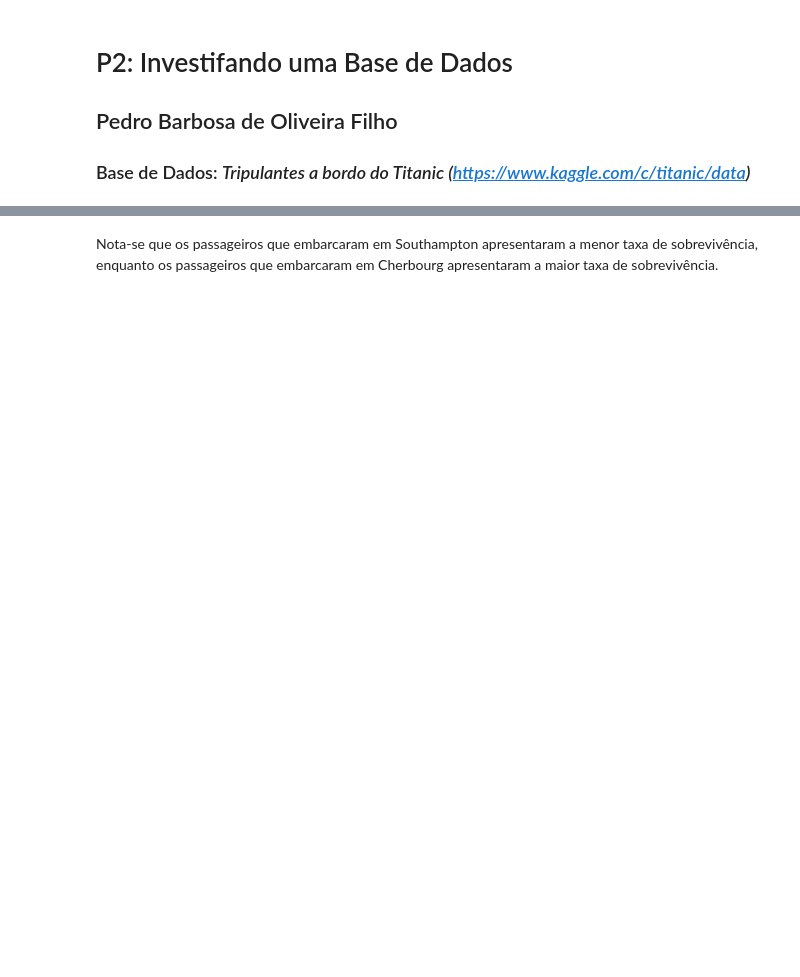
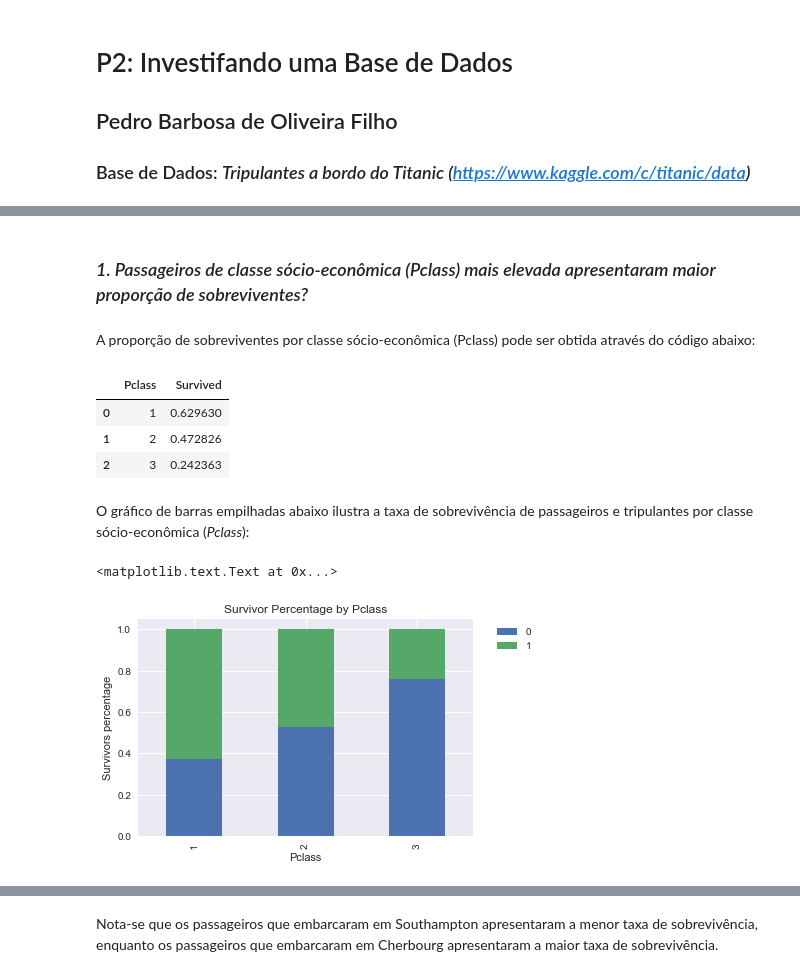
Before and after one commit to pboliveirafilho/Udacity, a Jupyter notebook: P2_Investigando_uma_Base_de_Dados.ipynb, the cells around one changed output, grey strips where cells are left out. Cells and saved outputs as stored; diff of their text form; code cells hidden in the pictures; blank space fills up the shorter version.

```diff
--- a/P2_Investigando_uma_Base_de_Dados.ipynb
+++ b/P2_Investigando_uma_Base_de_Dados.ipynb
@@ -440,0 +159,10 @@ port_surv_rate_df
+# %%
+def category_Age(age):
+    if age >= 60:
+        return "Elderly"
+    elif age >= 19:
+        return "Adult"
+    elif age >= 12:
+        return "Teenager"
+    else:
+        return "Child"
@@ -440,0 +171,4 @@ port_surv_rate_df
+# %%
+def category_Ages(ages):
+    ages = pd.DataFrame(ages)
+    return ages.applymap(category_Age)
@@ -440,0 +177,2 @@ port_surv_rate_df
+# %%
+titanic_data["AgeCategory"] = category_Ages(titanic_data["Age"])
@@ -440,0 +181,2 @@ port_surv_rate_df
+# %%
+titanic_data["Family"] = titanic_data["SibSp"] + titanic_data["Parch"]
@@ -440,0 +196,23 @@ port_surv_rate_df
+# %% [markdown]
+### *1. Passageiros de classe sócio-econômica (*Pclass*) mais elevada apresentaram maior proporção de sobreviventes?*
+# %% [markdown]
+A proporção de sobreviventes por classe sócio-econômica (Pclass) pode ser obtida através do código abaixo:
+# %%
+# Pivotamento das variáveis Pclass e Survived
+titanic_data[["Pclass", "Survived"]].groupby(["Pclass"], as_index = False).mean().sort_values(by='Survived', ascending=False)
+# %% [output]
+|  | Pclass | Survived |
+| 0 | 1 | 0.629630 |
+| 1 | 2 | 0.472826 |
+| 2 | 3 | 0.242363 |
+# %% [markdown]
+O gráfico de barras empilhadas abaixo ilustra a taxa de sobrevivência de passageiros e tripulantes por classe sócio-econômica (*Pclass*):
+# %%
+pclass_surv_perc = titanic_data.groupby(["Pclass", "Survived"]).size()/titanic_data.groupby("Pclass").size()
+pclass_surv_perc.unstack().plot.bar(stacked=True)
+plt.legend(bbox_to_anchor=(1.2, 1))
+plt.title("Survivor Percentage by Pclass")
+plt.ylabel("Survivors percentage")
+# %% [output]
+<matplotlib.text.Text at 0x...>
+[figure, added]
```
Also changed, not shown: parts of 187 cells of this notebook, 1 other file.
